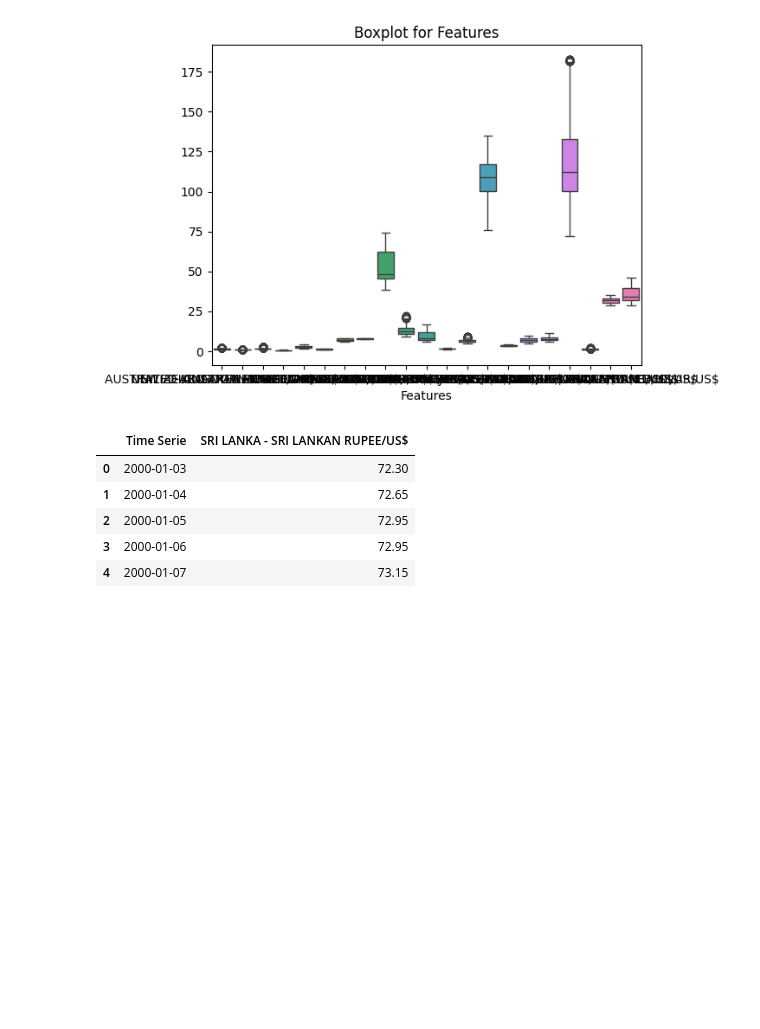
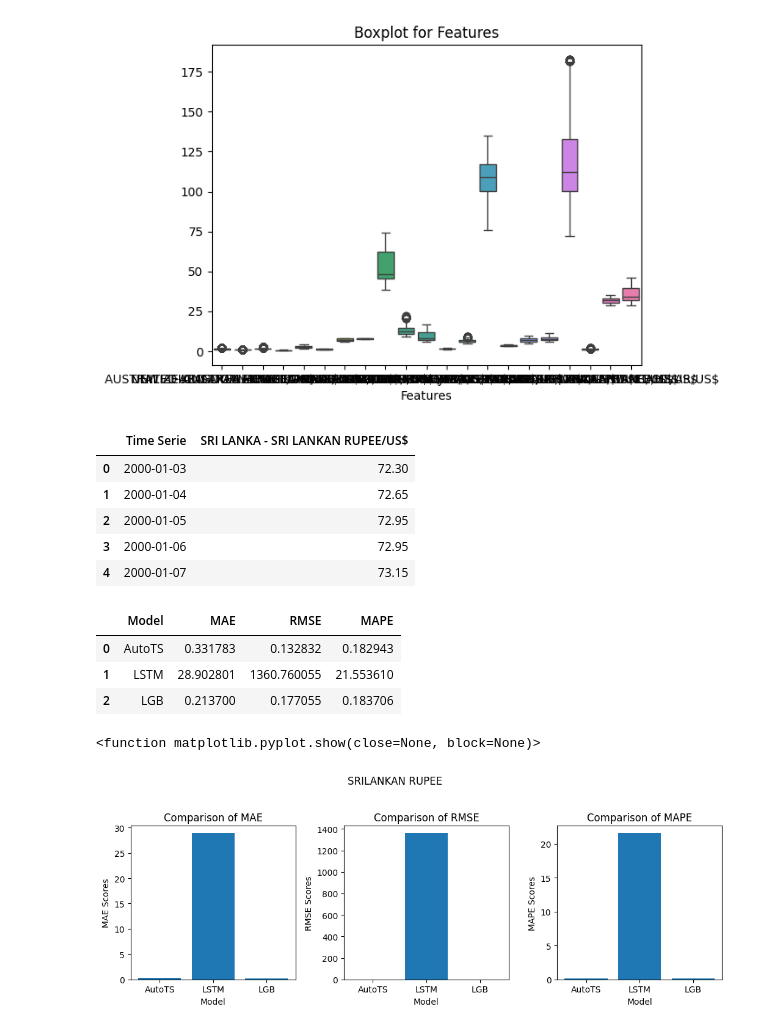
Before and after one commit to bulela00/Forex_Currency_Prediction-repo, a Jupyter notebook: analysis.ipynb, the cells around one changed output. Saved outputs shown, nothing was run; the diff lists cells and outputs as text; code cells hidden in the pictures; blank space fills up the shorter version.

Commit message:
Updated functions

```diff
--- a/analysis.ipynb
+++ b/analysis.ipynb
@@ -320,8 +308,6 @@ def Creating_LSTM_model(n_input, X_train, X_val, X_test, y_train, y_val, y_test)
 
     model2.summary()
 
-    early_stop = EarlyStopping(monitor = 'val_loss', patience = 2)
-
     model2.compile(loss = MeanSquaredError(), optimizer = Adam(learning_rate = 0.0001), metrics = [RootMeanSquaredError()])
     early_stop = EarlyStopping(monitor = 'val_loss', patience = 2)
 
@@ -358,7 +344,7 @@ def Creating_LightGBM_model(X_train, X_val, X_test, y_train, y_val, y_test):
 # %%
 def model_selection_per_currency(df_selected, options, selected_option):
 
-    autots_model, y_test_autots, y_pred_autots = Creating_AutoTS_model(df_selected, options[selected_option])
+    autots_model, y_test_autots, y_pred_autots = Creating_AutoTS_model(df_selected, options, selected_option)
 
     X, y = Sequential_Input_LSTM(df_selected.iloc[:,1])
     X_train, X_val, X_test, y_train, y_val, y_test = train_val_test_split(X,y)
@@ -370,4 +356,4 @@ def model_selection_per_currency(df_selected, options, selected_option):
     X1_train, X1_val, X1_test, y1_train, y1_val, y1_test = train_val_test_split(X1,y1)
     lgb_model, y_test_lgb, y_pred_lgb = Creating_LightGBM_model(X1_train, X1_val, X1_test, y1_train, y1_val, y1_test)
 
-    return
+    return autots_model, y_test_autots, y_pred_autots, lstm_model, y_test_lstm, y_pred_lstm, lgb_model, y_test_lgb, y_pred_lgb
@@ -373,0 +453,42 @@ def model_selection_per_currency(df_selected, options, selected_option):
+# %%
+autots_model, y_test_autots, y_pred_autots, lstm_model, y_test_lstm, y_pred_lstm, lgb_model, y_test_lgb, y_pred_lgb = model_selection_per_currency(df_selected, options, selected_option)
+# %%
+model_metrics = []
+
+model_metrics = performance(model_metrics, 'AutoTS',  y_test_autots, y_pred_autots)
+model_metrics = performance(model_metrics, 'LSTM', y_test_lstm, y_pred_lstm)
+model_metrics = performance(model_metrics, 'LGB', y_test_lgb, y_pred_lgb)
+
+model_performance = pd.DataFrame(model_metrics)
+model_performance
+# %% [output]
+|  | Model | MAE | RMSE | MAPE |
+| 0 | AutoTS | 0.331783 | 0.132832 | 0.182943 |
+| 1 | LSTM | 28.902801 | 1360.760055 | 21.553610 |
+| 2 | LGB | 0.213700 | 0.177055 | 0.183706 |
+# %%
+# Barplot per performance metric
+fig, axes = plt.subplots(1,3,figsize=(11,4))
+fig.suptitle(selected_option)
+
+
+axes[0].bar(model_performance.loc[:,'Model '],model_performance.loc[:,'MAE'])
+axes[0].set_xlabel('Model')
+axes[0].set_ylabel('MAE Scores')
+axes[0].set_title('Comparison of MAE')
+
+axes[1].bar(model_performance.loc[:,'Model '],model_performance.loc[:,'RMSE'])
+axes[1].set_xlabel('Model')
+axes[1].set_ylabel('RMSE Scores')
+axes[1].set_title('Comparison of RMSE')
+
+axes[2].bar(model_performance.loc[:,'Model '],model_performance.loc[:,'MAPE'])
+axes[2].set_xlabel('Model')
+axes[2].set_ylabel('MAPE Scores')
+axes[2].set_title('Comparison of MAPE')
+
+plt.tight_layout(rect=[0.05, 0, 1, 0.95])
+plt.show
+# %% [output]
+<function matplotlib.pyplot.show(close=None, block=None)>
+[figure, added]
```
Also changed, not shown: parts of 6 cells of this notebook.
